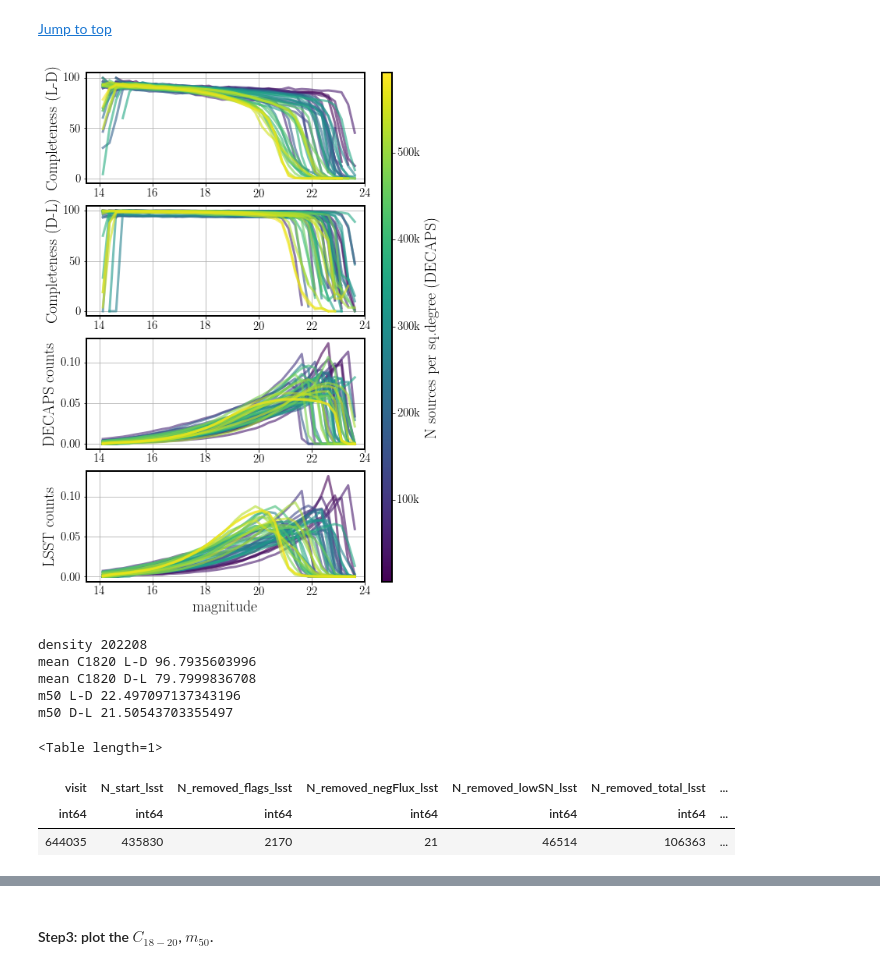
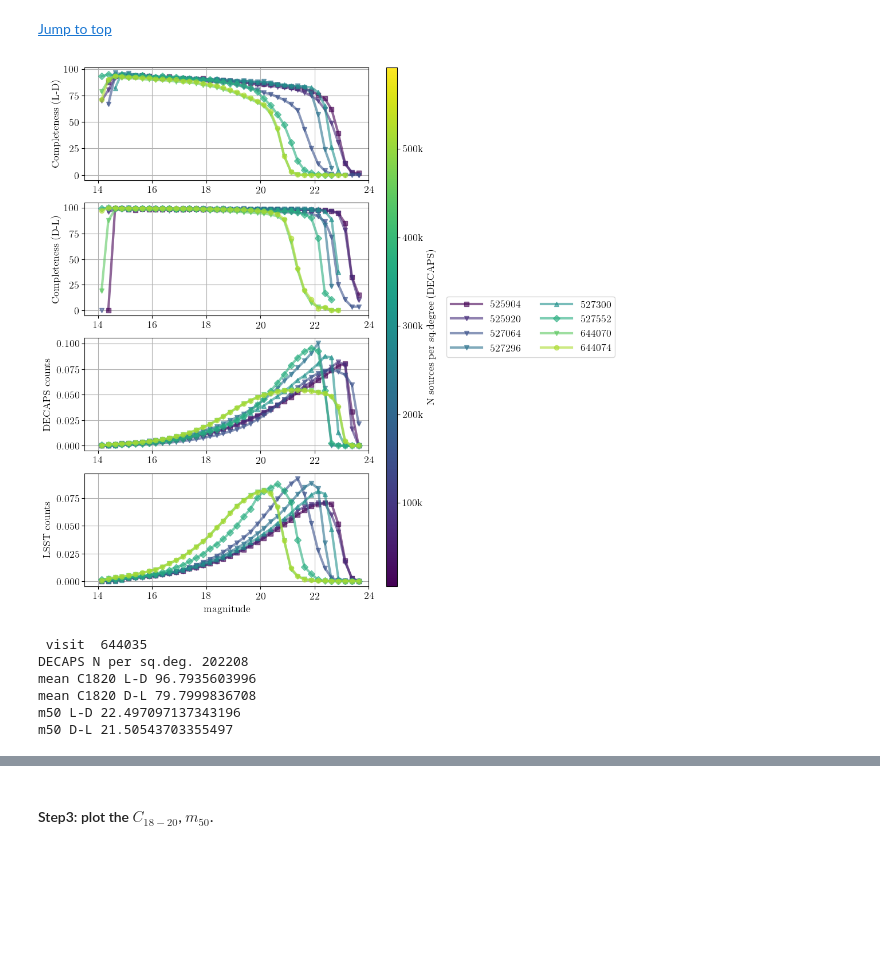
Before and after one commit to suberlak/crowded_fields, a Jupyter notebook: code/N1_decaps_lsst_crossmatch.ipynb, the cells around one changed output, grey strips where cells are left out. Drawn from its saved outputs; the diff is of its cells as text; code cells hidden in the pictures; blank space fills up the shorter version.

```diff
--- a/code/N1_decaps_lsst_crossmatch.ipynb
+++ b/code/N1_decaps_lsst_crossmatch.ipynb
@@ -316,7 +295,7 @@ from matplotlib.ticker import FuncFormatter
 #plt.scatter(visit_table['N_per_sq_deg_lsst'] , visit_table['MAFnumber_lsst'])
 bad_visits = [527096,529989, 568172,  644144, 526028]
 m = ~np.in1d(visit_table['visit'], bad_visits)
-fig,ax = plt.subplots(1,1,figsize=(8,6))
+fig,ax = plt.subplots(1,1,figsize=(8,6), dpi=150)
 
 #plt.scatter(visit_table['mean_N_per_sq_deg'], visit_table['MAFnumber_lsst'])
 maf = visit_table['MAFnumber_lsst']
@@ -496,7 +462,7 @@ mags = [19,20,21,22,23,24]
 # CCDs per processing, it works well.
 
 # Define plotting area
-fig,axs = plt.subplots(2,2,figsize=(10,10))
+fig,axs = plt.subplots(2,2,figsize=(10,10), dpi=150)
 ax = np.ravel(axs)
 
 # the area per visit, used to convert
@@ -997,14 +824,32 @@ source1, source2: lsst decaps
 visit_table= Table.read('decaps_lsst_visit_info.txt', format='ascii')
 stats = np.load('completeness_stats.npy').item()
 
-# Plotting :
+from matplotlib.ticker import FuncFormatter
 import matplotlib
 import matplotlib.lines as mlines
-#cmap = matplotlib.cm.get_cmap('jet')
 
-# 1) choose visits to plot
-bad_visits = [527096,529989, 568172,  644144, 526028]
-plot_visits = np.array(stats['visit'])[~np.in1d(stats['visit'] , bad_visits)]
+def thousandsMillions(x, pos):
+    'The two args are the value and tick position'
+    if x < 1e6 :
+        return '$%1.f$k' % (x*1e-3)
+    if x >= 1e6 :
+        return '$%1.1f$M' % (x*1e-6)
+
+
+# choose how to select visits :
+option  = 2
+
+# 1) option choose visits to plot by removing bad ones
+if option  is 1 :
+    bad_visits = [527096,529989, 568172,  644144, 526028]
+    plot_visits = np.array(stats['visit'])[~np.in1d(stats['visit'] , bad_visits)]
+
+# 2) option: choose visits by the Galfast density regime ...
+if option is 2 :
+    rho = visit_table['density_decaps']
+    plot_visits = visit_table['visit'][(4<rho)*(rho<6)]
+
+
 N = len(plot_visits)
 colors = (np.arange(N+1)/N)
 cmap = matplotlib.cm.get_cmap('viridis') # ('cubehelix') #('jet')
@@ -1013,14 +858,14 @@ cmap = matplotlib.cm.get_cmap('viridis') # ('cubehelix') #('jet')
 
 # plot setup
 step = False
-visit_legend = False
+visit_legend = True
 if visit_legend:
     markers = ['o','v', '^','s','D','*']
     ax_legend_handles = []
 else:
     markers = [' ']
 
-fig,ax = plt.subplots(4,1,figsize=(8,12))
+fig,ax = plt.subplots(4,1,figsize=(8,12), dpi=100)
 alpha = 0.6
 lw= 3
 #  2) iterating over visits, choose from the stats dictionary only those
@@ -1080,51 +925,51 @@ for i, visit in enumerate(plot_visits) :
 ax[3].set_xlabel(' magnitude ')
 fig.subplots_adjust(hspace=0.2)
 
 # add a grid to all subplots ...
 for i in range(len(ax)):
     ax[i].set_xlim(13.5,24)
     ax[i].grid()
 
 # add a big colorbar to the four panels
 densities = visit_table['N_per_sq_deg_decaps']
 sm = plt.cm.ScalarMappable(cmap=cmap, norm=plt.Normalize(vmin=min(densities),
                            vmax=max(densities)))
 sm._A = []
 cax,kw = matplotlib.colorbar.make_axes([ax for ax in ax.flat],
                                       aspect=50)
 # about colorbar
 # https://jakevdp.github.io/PythonDataScienceHandbook/04.07-customizing-colorbars.html
 
 cbar = plt.colorbar(sm, cax=cax,
              label='N sources per sq.degree (DECAPS)',
                    format=FuncFormatter(thousandsMillions))
 
 # add a legend with visits to the panels
 if visit_legend :
     plt.legend(bbox_to_anchor=(5.3,0.5),
              fancybox=True, loc="center left",
          handles = ax_legend_handles, ncol=2)
 
-plt.savefig('completeness_4_panels_nomarker.png', bbox_inches='tight')
+plt.savefig('completeness_4_panels_nomarker_test.png', bbox_inches='tight')
 plt.show()
 # %% [output]
-[figure, old version]
+[figure, new version]
 # %%
-print('density', stats['density'][row_index])
-print('mean C1820 L-D', stats['lsst-decaps_c1820'][row_index])
-print('mean C1820 D-L', stats['decaps-lsst_c1820'][row_index])
-print('m50 L-D', stats['lsst-decaps_m50'][row_index])
-print('m50 D-L', stats['decaps-lsst_m50'][row_index])
+plot_visits = [644035]
+for visit in plot_visits:
+    print('\n visit ', visit )
+    mask = np.array(stats['visit']) == visit
+    row_index = np.array(stats['i'])[mask][0]
+
+    print('DECAPS N per sq.deg.', stats['density'][row_index])
+    print('mean C1820 L-D', stats['lsst-decaps_c1820'][row_index])
+    print('mean C1820 D-L', stats['decaps-lsst_c1820'][row_index])
+    print('m50 L-D', stats['lsst-decaps_m50'][row_index])
+    print('m50 D-L', stats['decaps-lsst_m50'][row_index])
 # %% [output]
-density 202208
+ visit  644035
+DECAPS N per sq.deg. 202208
 mean C1820 L-D 96.7935603996
 mean C1820 D-L 79.7999836708
 m50 L-D 22.497097137343196
 m50 D-L 21.50543703355497
-# %%
-visit_table[visit_table['visit'] == 644035]
-# %% [output]
-<Table length=1>
-| visit | N_start_lsst | N_removed_flags_lsst | N_removed_negFlux_lsst | N_removed_lowSN_lsst | N_removed_total_lsst | ... |
-| int64 | int64 | int64 | int64 | int64 | int64 | ... |
-| 644035 | 435830 | 2170 | 21 | 46514 | 106363 | ... |
```
Also changed, not shown: parts of 30 cells of this notebook, 2 other files.
